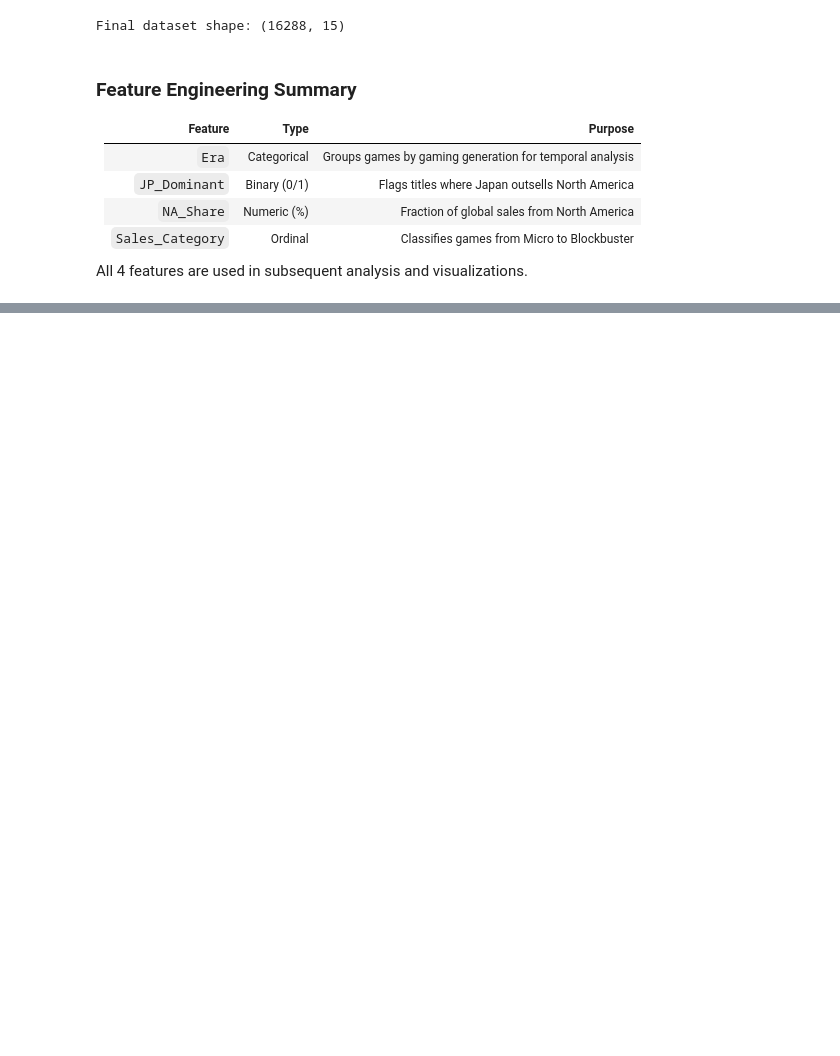
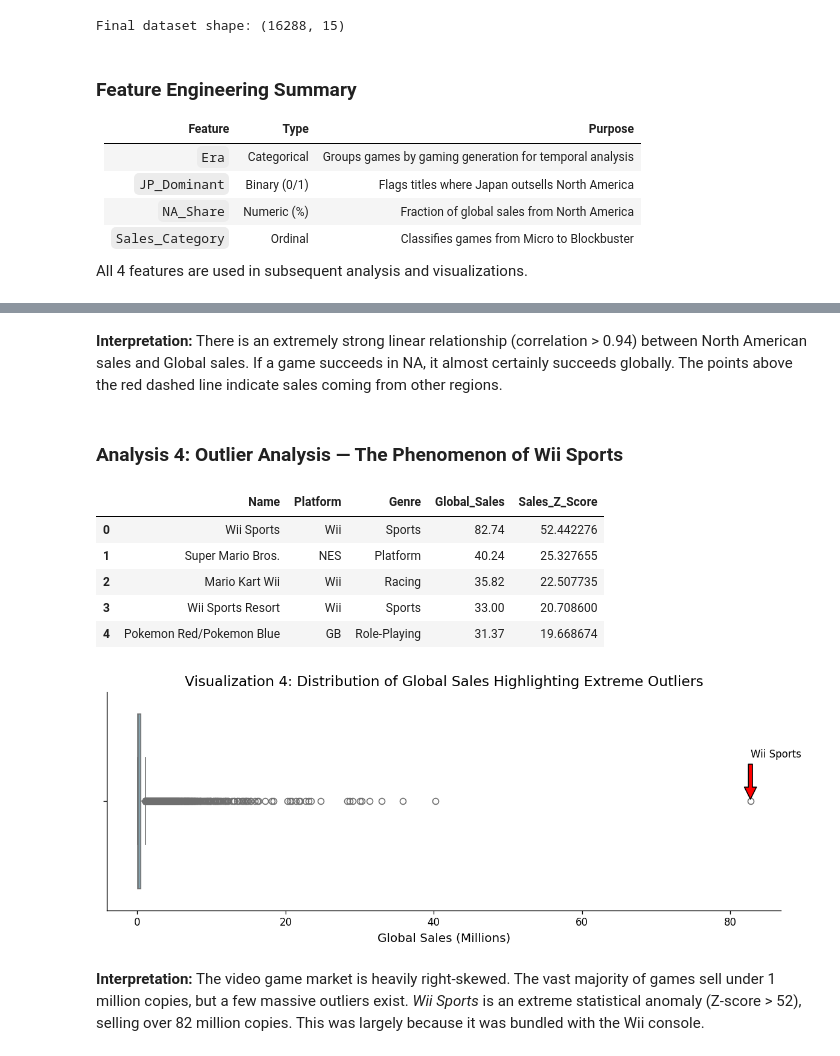
Before and after one commit to MIHMahmudEli/Video-Game-Sales-Market-Analysis-Drivers-of-Commercial-Success, a Jupyter notebook: Video_Game_Sales_Analysis.ipynb, the cells around one changed output, grey strips where cells are left out. Saved outputs shown, nothing was run; the diff lists cells and outputs as text; code cells hidden in the pictures; blank space fills up the shorter version.

```diff
--- a/Video_Game_Sales_Analysis.ipynb
+++ b/Video_Game_Sales_Analysis.ipynb
@@ -308,0 +398,39 @@ All 4 features are used in subsequent analysis and visualizations.
+# %% [markdown]
+**Interpretation:** There is an extremely strong linear relationship (correlation > 0.94) between North American sales and Global sales. If a game succeeds in NA, it almost certainly succeeds globally. The points above the red dashed line indicate sales coming from other regions.
+# %% [markdown]
+### Analysis 4: Outlier Analysis — The Phenomenon of Wii Sports
+# %%
+# Analysis 4: Identifying outliers using Z-score (Custom NumPy computation)
+# Calculate Z-scores for Global_Sales
+mean_sales = np.mean(df["Global_Sales"])
+std_sales = np.std(df["Global_Sales"])
+df["Sales_Z_Score"] = (df["Global_Sales"] - mean_sales) / std_sales
+
+# Find extreme outliers (Z-score > 10)
+outliers = df[df["Sales_Z_Score"] > 10].sort_values(by="Global_Sales", ascending=False)
+display(outliers[["Name", "Platform", "Genre", "Global_Sales", "Sales_Z_Score"]].head())
+
+# Visualization 4: Boxplot showing outliers
+plt.figure(figsize=(10, 4))
+sns.boxplot(x=df["Global_Sales"], color="skyblue")
+plt.title("Visualization 4: Distribution of Global Sales Highlighting Extreme Outliers")
+plt.xlabel("Global Sales (Millions)")
+# Annotate the biggest outlier
+wii_sports = df[df["Name"] == "Wii Sports"].iloc[0]
+plt.annotate("Wii Sports",
+             xy=(wii_sports["Global_Sales"], 0),
+             xytext=(wii_sports["Global_Sales"], -0.2),
+             arrowprops=dict(facecolor='red', shrink=0.05))
+plt.tight_layout()
+plt.savefig(f"{FIGURES_DIR}/viz4_boxplot.png")
+plt.show()
+# %% [output]
+|  | Name | Platform | Genre | Global_Sales | Sales_Z_Score |
+| 0 | Wii Sports | Wii | Sports | 82.74 | 52.442276 |
+| 1 | Super Mario Bros. | NES | Platform | 40.24 | 25.327655 |
+| 2 | Mario Kart Wii | Wii | Racing | 35.82 | 22.507735 |
+| 3 | Wii Sports Resort | Wii | Sports | 33.00 | 20.708600 |
+| 4 | Pokemon Red/Pokemon Blue | GB | Role-Playing | 31.37 | 19.668674 |
+[figure, added]
+# %% [markdown]
+**Interpretation:** The video game market is heavily right-skewed. The vast majority of games sell under 1 million copies, but a few massive outliers exist. *Wii Sports* is an extreme statistical anomaly (Z-score > 52), selling over 82 million copies. This was largely because it was bundled with the Wii console.
```
Also changed, not shown: parts of 9 cells of this notebook, 4 other files.
